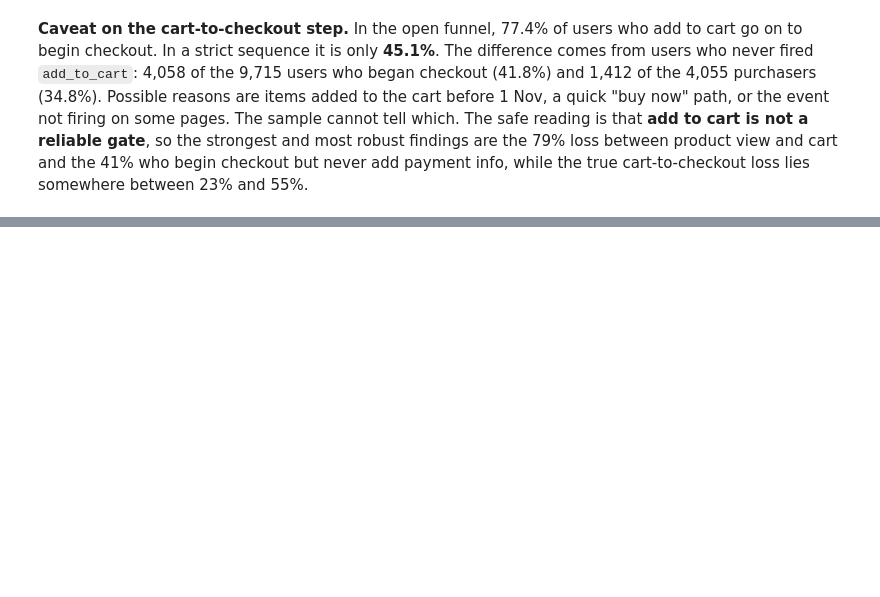
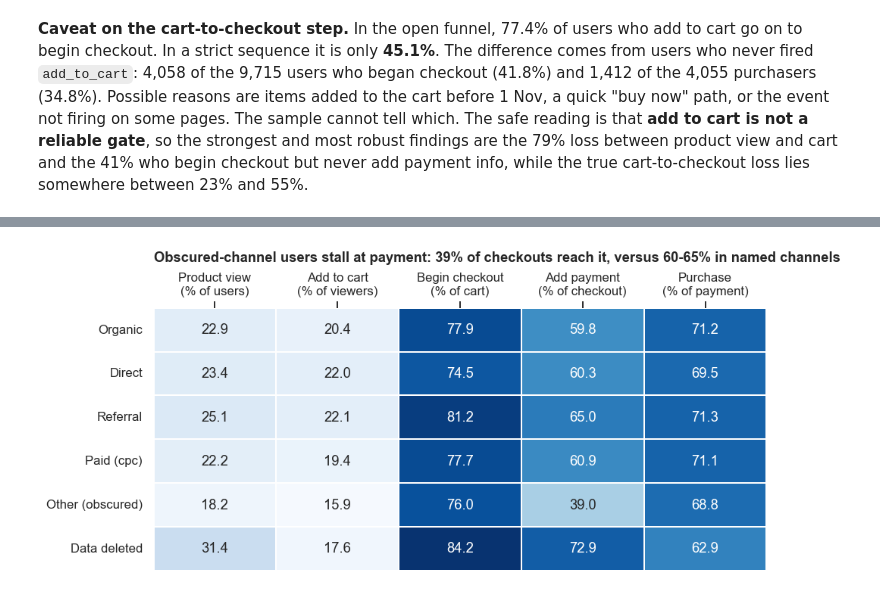
Before and after one commit to OmkarJayvantJadhav/Shop-Trail, a Jupyter notebook: notebooks/ShopTrail_Analysis.ipynb, the cells around one changed output, grey strips where cells are left out. Cells and saved outputs as stored; diff of their text form; code cells hidden in the pictures; blank space fills up the shorter version.

```diff
--- a/notebooks/ShopTrail_Analysis.ipynb
+++ b/notebooks/ShopTrail_Analysis.ipynb
@@ -239,0 +340,13 @@ compare.style.format({"Open funnel (users)": "{:,.0f}", "Strict sequence (users)
+# %%
+funnel = load("05_channel_funnel.csv").set_index("acq_channel").loc[["Organic", "Direct", "Referral", "Paid (cpc)", "Other (obscured)", "Data deleted"]]
+heat = funnel[["view_pct_of_users", "cart_pct_of_view", "checkout_pct_of_cart", "payment_pct_of_checkout", "purchase_pct_of_payment"]]
+heat.columns = ["Product view\n(% of users)", "Add to cart\n(% of viewers)", "Begin checkout\n(% of cart)", "Add payment\n(% of checkout)", "Purchase\n(% of payment)"]
+fig, ax = plt.subplots(figsize=(9, 4.2))
+sns.heatmap(heat, annot=True, fmt=".1f", cmap="Blues", cbar=False, linewidths=1, linecolor="white", ax=ax, vmin=15, vmax=85)
+ax.set_ylabel("")
+ax.xaxis.tick_top()
+ax.set_title("Obscured-channel users stall at payment: 39% of checkouts reach it, versus 60-65% in named channels", pad=40)
+plt.tight_layout()
+plt.show()
+# %% [output]
+[figure, added]
```
Also changed, not shown: parts of 10 cells of this notebook, 4 other files.
